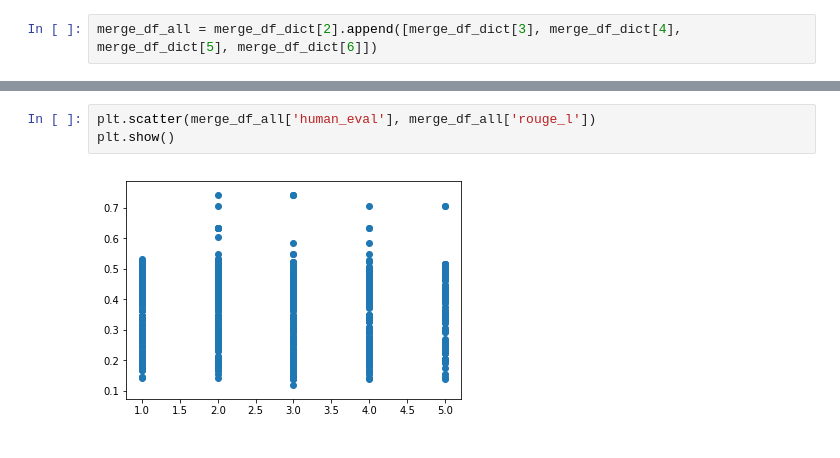
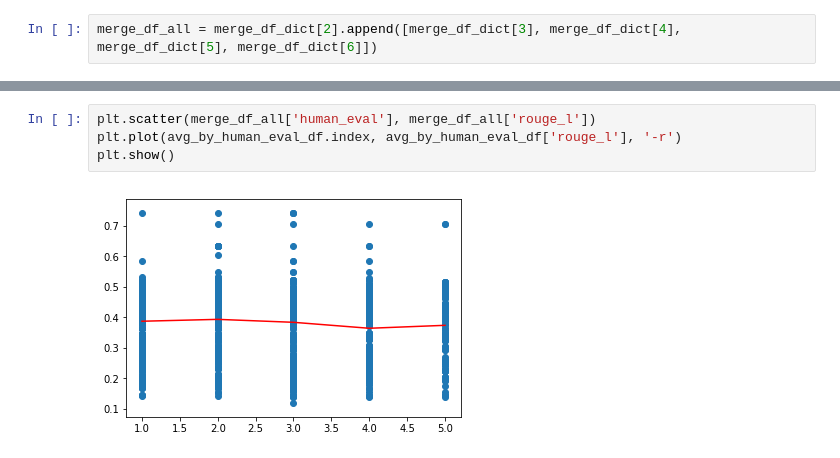
Before and after one commit to tyu0912/GPT2_XLNet_Comparison, a Jupyter notebook: post-model-check/compare_metrics_against_human_eval.ipynb, the cells around one changed output, grey strips where cells are left out. Drawn from its saved outputs; the diff is of its cells as text.

```diff
--- a/post-model-check/compare_metrics_against_human_eval.ipynb
+++ b/post-model-check/compare_metrics_against_human_eval.ipynb
@@ -171,7 +179,8 @@ plt.show()
 # %%
 plt.scatter(merge_df_all['human_eval'], merge_df_all['rouge_l'])
+plt.plot(avg_by_human_eval_df.index, avg_by_human_eval_df['rouge_l'], '-r')
 plt.show()
 # %% [output]
-[figure, old version]
+[figure, new version]
 # %%
 plt.scatter(merge_df_all['human_eval'], merge_df_all['bert_p'])
```
Also changed, not shown: parts of 16 cells of this notebook, 5 other files.
